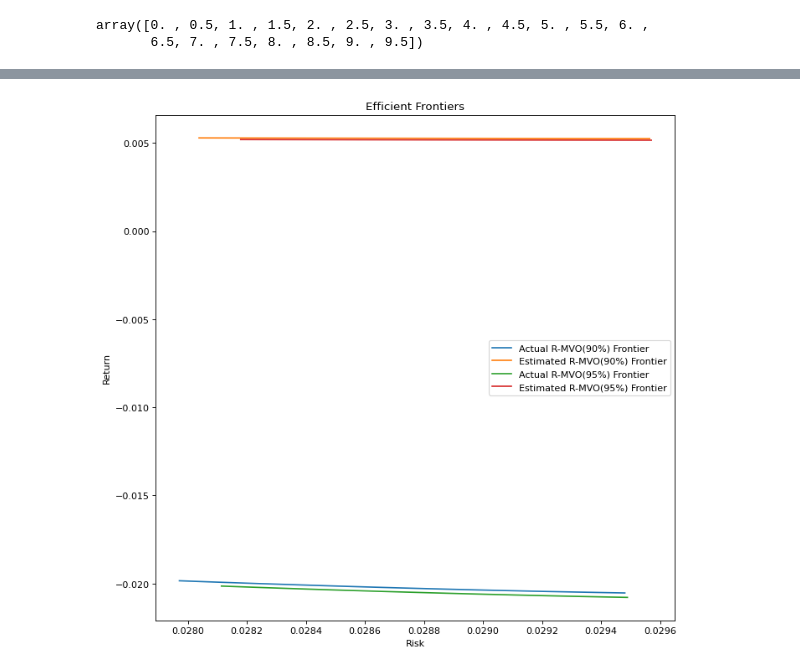
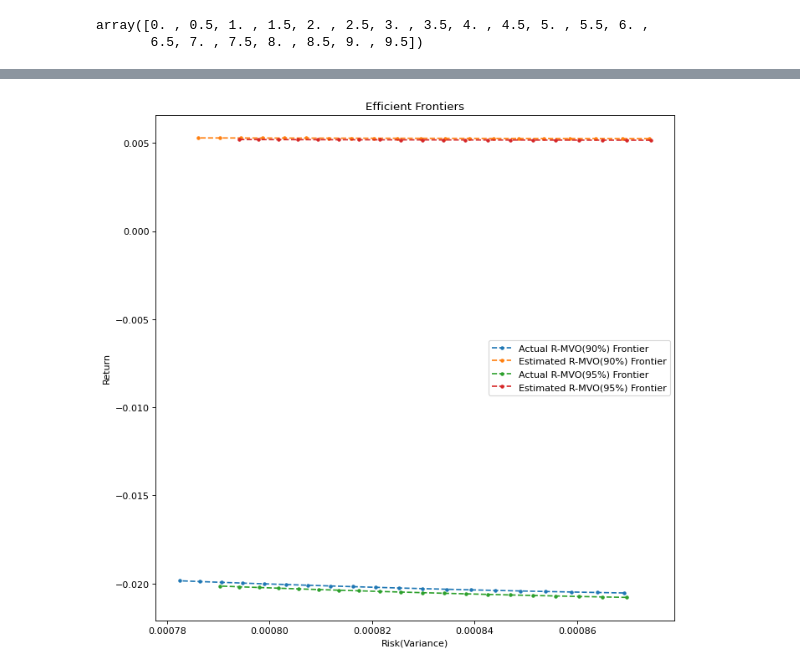
Before and after one commit to YixiaoHong/Finencial-Engineering-P1, a Jupyter notebook: project11.ipynb, the cells around one changed output, grey strips where cells are left out. Saved outputs shown, nothing was run; the diff lists cells and outputs as text; code cells hidden in the pictures.

```diff
--- a/project11.ipynb
+++ b/project11.ipynb
@@ -978,8 +978,8 @@ def MVO_true_frontier(λ):
   Q = 2*λ*r_sample_cov_till_oct
   x_p1_mvo = solve_qp(Q, f, A, b, Aeq, beq, solver='quadprog')
   r = float(np.dot(np.array(df_r_oct_2008),x_p1_mvo))
-  std = np.sqrt(np.dot(np.dot(x_p1_mvo.T,r_sample_cov_till_oct),x_p1_mvo))
-  return r, std
+  var = np.dot(np.dot(x_p1_mvo.T,r_sample_cov_till_oct),x_p1_mvo)
+  return r, var
 # %% [markdown]
 ### 9.0.3 Function for actual MVO Frontier
 # %%
@@ -992,8 +992,8 @@ def MVO_actual_frontier(λ):
   Q = 2*λ*r_sample_cov
   x_p1_mvo = solve_qp(Q, f, A, b, Aeq, beq, solver='quadprog')
   r = float(np.dot(np.array(df_r_oct_2008),x_p1_mvo))
-  std = np.sqrt(np.dot(np.dot(x_p1_mvo.T,r_sample_cov_till_oct),x_p1_mvo))
-  return r, std
+  var = np.dot(np.dot(x_p1_mvo.T,r_sample_cov_till_oct),x_p1_mvo)
+  return r, var
 # %% [markdown]
 ### 9.0.4 Function for actual RMVO Frontier
 # %%
@@ -1018,8 +1018,8 @@ def RMVO_actual_frontier(λ,chi):
 
   r = float(np.dot(df_r_oct_2008,x_p2_rmvo))
 
-  std = np.sqrt(np.dot(np.dot(x_p2_rmvo.T,r_sample_cov_till_oct),x_p2_rmvo))
-  return r, std
+  var = np.dot(np.dot(x_p2_rmvo.T,r_sample_cov_till_oct),x_p2_rmvo)
+  return r, var
 # %% [markdown]
 ### 9.0.5 Function for estimated RMVO Frontier
 # %%
@@ -1044,8 +1044,8 @@ def RMVO_estimated_frontier(λ,chi):
 
   r = float(np.dot(r_sample_means,x_p2_rmvo))
 
-  std = np.sqrt(np.dot(np.dot(x_p2_rmvo.T,r_sample_cov),x_p2_rmvo))
-  return r, std
+  var = np.dot(np.dot(x_p2_rmvo.T,r_sample_cov),x_p2_rmvo)
+  return r, var
 # %% [markdown]
 ## 10.0 Plot the frontier
 # %%
@@ -1175,15 +1175,15 @@ plt.show()
 # %%
 plt.figure(num=None, figsize=(10, 10), dpi=80, facecolor='w', edgecolor='k')
-plt.plot(std_list_actual_rmvo_90,r_list_actual_rmvo_90, '-', label="Actual R-MVO(90%) Frontier")
-plt.plot(std_list_estimated_rmvo_90,r_list_estimated_rmvo_90, '-', label="Estimated R-MVO(90%) Frontier")
-plt.plot(std_list_actual_rmvo_95,r_list_actual_rmvo_95, '-', label="Actual R-MVO(95%) Frontier")
-plt.plot(std_list_estimated_rmvo_95,r_list_estimated_rmvo_95, '-', label="Estimated R-MVO(95%) Frontier")
+plt.plot(var_list_actual_rmvo_90,r_list_actual_rmvo_90, '.--', label="Actual R-MVO(90%) Frontier")
+plt.plot(var_list_estimated_rmvo_90,r_list_estimated_rmvo_90, '.--', label="Estimated R-MVO(90%) Frontier")
+plt.plot(var_list_actual_rmvo_95,r_list_actual_rmvo_95, '.--', label="Actual R-MVO(95%) Frontier")
+plt.plot(var_list_estimated_rmvo_95,r_list_estimated_rmvo_95, '.--', label="Estimated R-MVO(95%) Frontier")
 # plt.xlim((0,1))
 # plt.ylim((0,5))
-plt.xlabel("Risk")
+plt.xlabel("Risk(Variance)")
 plt.ylabel("Return")
 plt.title("Efficient Frontiers")
 plt.legend(loc= "best")
 plt.show()
 # %% [output]
-[figure, old version]
+[figure, new version]
```
Also changed, not shown: parts of 8 cells of this notebook.
